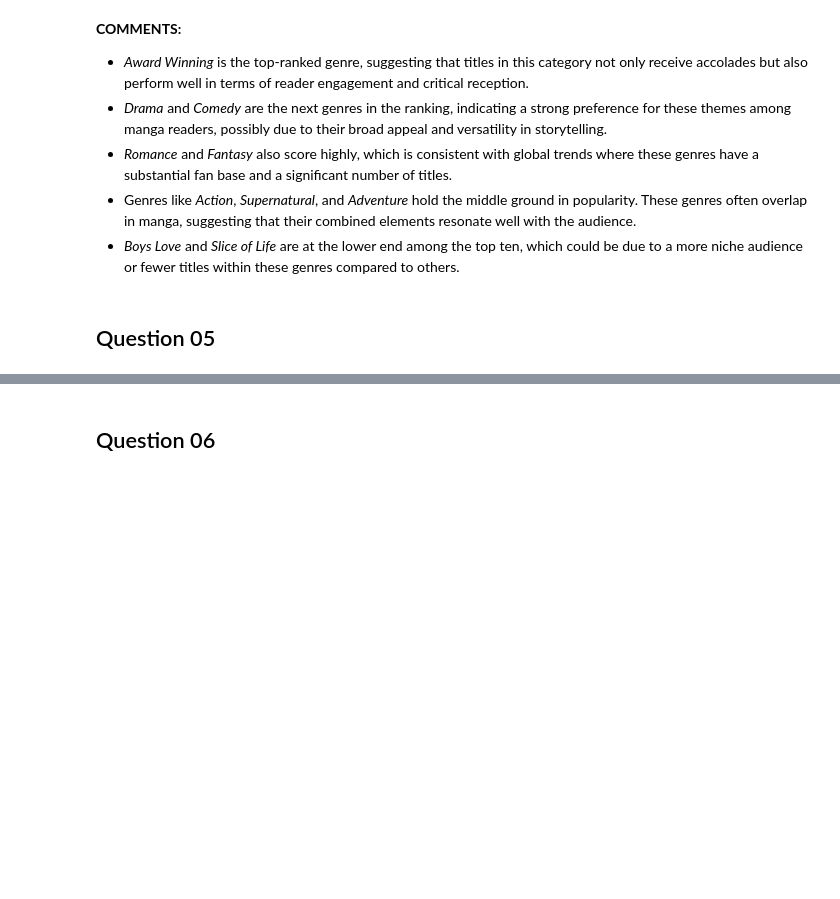
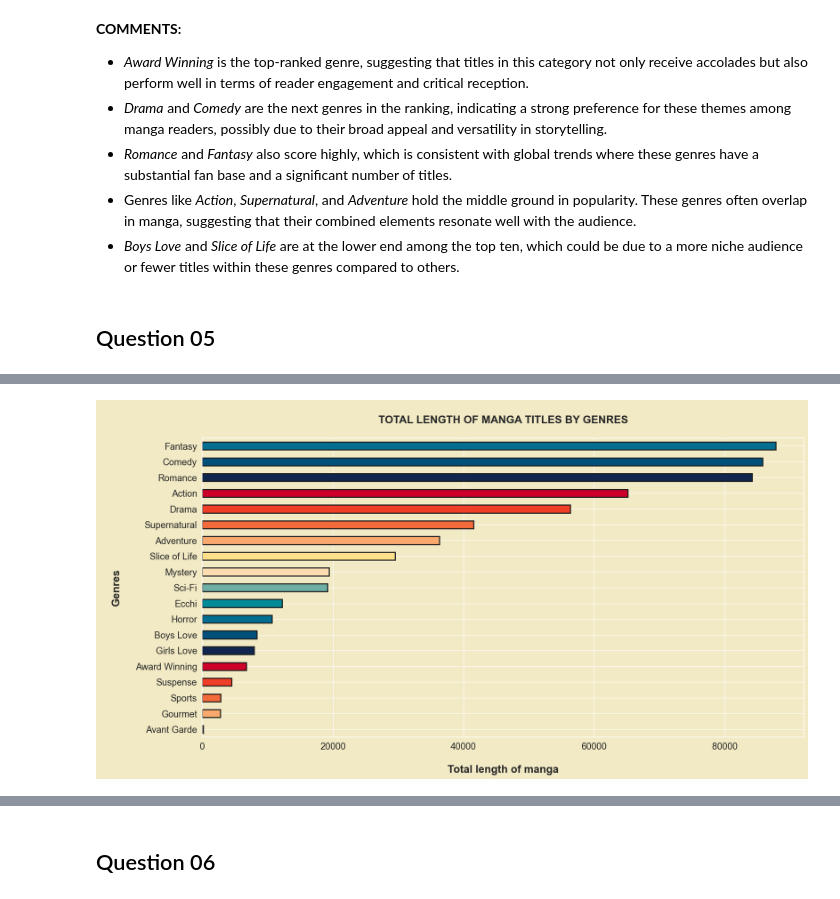
Before and after one commit to duongtruongbinh/IntroDS_FinalProject, a Jupyter notebook: src/Asking_Questions_and_Analyzing.ipynb, the cells around one changed output, grey strips where cells are left out. Drawn from its saved outputs; the diff is of its cells as text; code cells hidden in the pictures; blank space fills up the shorter version.

```diff
--- a/src/Asking_Questions_and_Analyzing.ipynb
+++ b/src/Asking_Questions_and_Analyzing.ipynb
@@ -350,0 +403,13 @@ plt.show()
+# %%
+manga_copy_df['Genres'] = manga_copy_df['Genres'].apply(eval)
+df = manga_copy_df.explode('Genres').reset_index()
+
+color = ["#FEE08B","#faa96e","#f36b3b","#ef3f28","#CC0028","#11264e","#00507A","#026e90","#008b99","#6faea4","#fcdcb0"]
+
+df1 = df.groupby('Genres')['title_len'].sum().sort_values()
+ax = df1.plot(kind='barh', figsize=(20,10), edgecolor ="#1c1c1c", linewidth=2, color=color,stacked=True, fontsize=17)
+ax.set_xlabel('\nTotal length of manga', fontsize=20, weight='bold')
+ax.set_ylabel('\nGenres\n', fontsize=20, weight='bold');
+ax.set_title('\nTOTAL LENGTH OF MANGA TITLES BY GENRES\n',fontsize=20, weight='bold');
+# %% [output]
+[figure, added]
```
Also changed, not shown: parts of 14 cells of this notebook.
